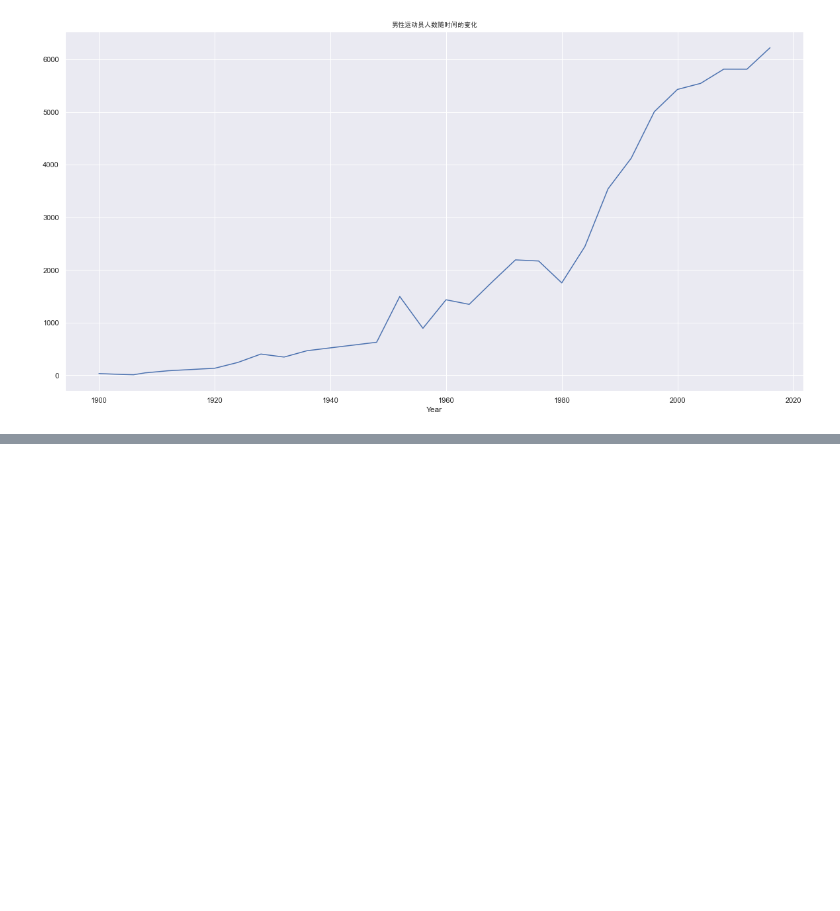
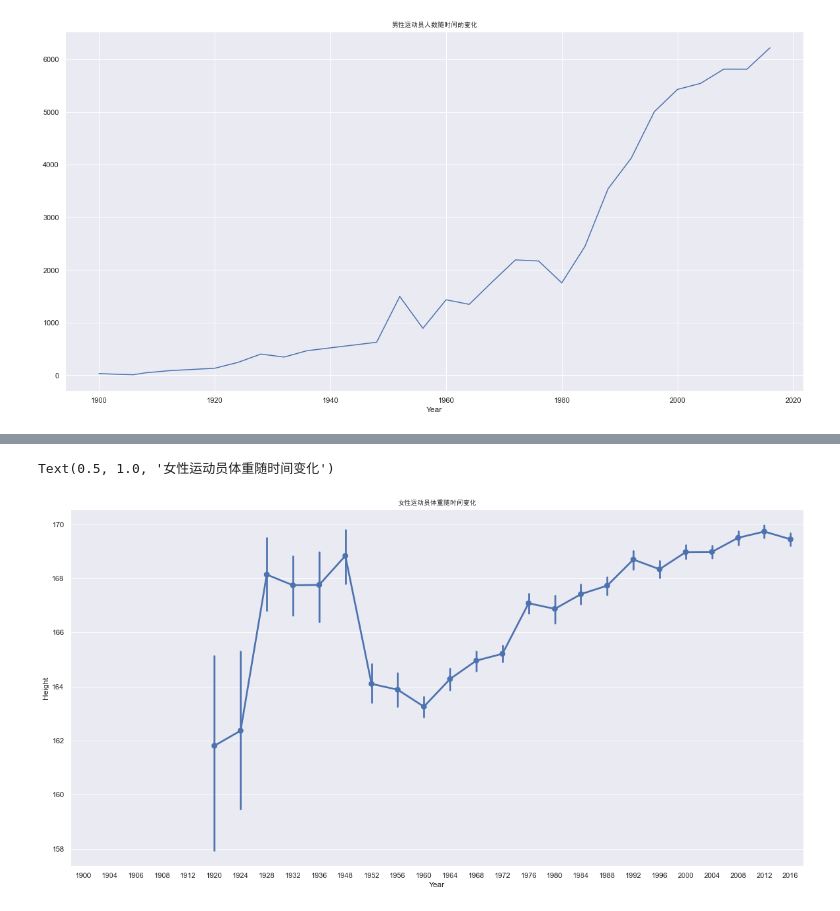
Before and after one commit to joydesigner/csdn-python, a Jupyter notebook: Olympic_DA/olympic_history/da.ipynb, the cells around one changed output, grey strips where cells are left out. Cells and saved outputs as stored; diff of their text form; code cells hidden in the pictures; blank space fills up the shorter version.

```diff
--- a/Olympic_DA/olympic_history/da.ipynb
+++ b/Olympic_DA/olympic_history/da.ipynb
@@ -268,0 +319,7 @@ Text(0.5, 1.0, '男性运动员人数随时间的变化')
+# %%
+plt.figure(figsize=(20, 10))
+sb.pointplot('Year', 'Height', data=WomenOverTime)
+plt.title('女性运动员身高随时间变化', FontProperties=myfont)
+# %% [output]
+Text(0.5, 1.0, '女性运动员体重随时间变化')
+[figure, added]
```
Also changed, not shown: parts of 6 cells of this notebook.
